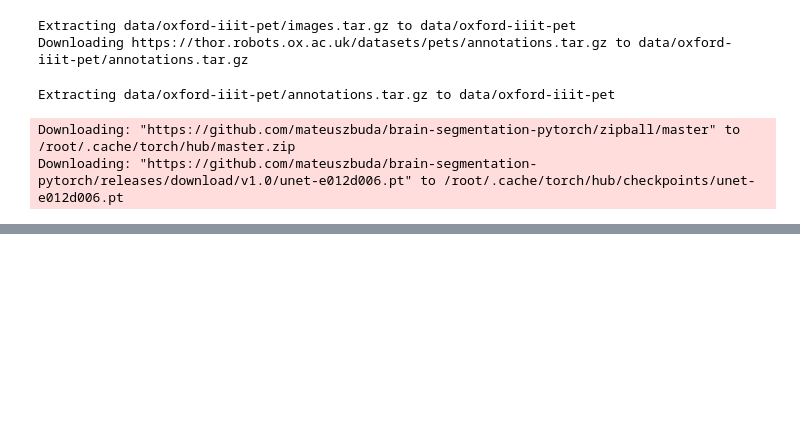
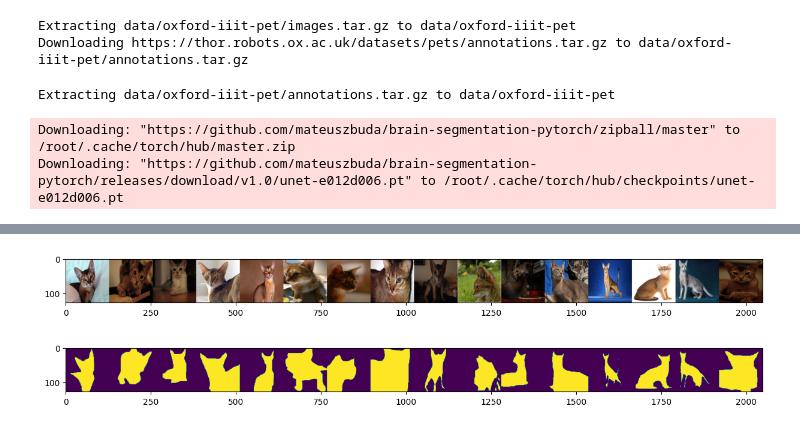
Before and after one commit to plana93/From-PhD-to-ML-Interviews-With-Python, a Jupyter notebook: ML Interview Preparation/Deep Learning/Semantic_Segmentation_with_U_Net_OxfordIIITPet.ipynb, the cells around one changed output, grey strips where cells are left out. Drawn from its saved outputs; the diff is of its cells as text; code cells hidden in the pictures; blank space fills up the shorter version.

```diff
--- a/ML Interview Preparation/Deep Learning/Semantic_Segmentation_with_U_Net_OxfordIIITPet.ipynb
+++ b/ML Interview Preparation/Deep Learning/Semantic_Segmentation_with_U_Net_OxfordIIITPet.ipynb
@@ -29,17 +28,17 @@ from torch.utils.data import DataLoader
 # %%
 device = torch.device("cuda" if torch.cuda.is_available() else "cpu")
 num_epochs = 10
-batch_size = 32
+batch_size = 16
 # %%
 # trasform - download data - dataloader
 
 transform = transforms.Compose([
-    transforms.Resize(size=(32,32)),
+    transforms.Resize(size=(128,128)),
     transforms.ToTensor(),
 ])
 
 transform_target = transforms.Compose([
-    transforms.Resize(size=(32,32)),
+    transforms.Resize(size=(128,128)),
     transforms.ToTensor(),
 ])
 
@@ -153,0 +120,74 @@ Accuracy on the test set: 90.07%
+# %%
+from sklearn.metrics import jaccard_score
+from torchmetrics.classification import BinaryJaccardIndex
+
+import matplotlib.pyplot as plt
+import numpy as np
+# eval
+
+# accuracy / IoU / mAP
+
+model.eval()
+IoU = 0
+IoU_by_me = 0
+n_batch = 0
+metric = BinaryJaccardIndex( )
+with torch.no_grad():
+    correct = 0
+    total = 0
+    for idx, (images, labels) in enumerate(test_loader):
+        images, labels = images.to(device), labels.to(device)
+        outputs = model(images)
+
+        labels = labels*255
+        labels = (labels==1).float()
+
+        outputs = (outputs > 0.5).float()
+        bs, c, h , w = labels.size()
+        n_batch += 1
+        IoU += jaccard_score(labels.view(-1).cpu().numpy().reshape(-1), outputs.view(-1).cpu().numpy().reshape(-1),average='binary')
+
+        total += bs*h*w*c
+        correct += (outputs == labels).sum().item()
+
+        union = ((outputs + labels) >= 1).float().sum()
+        inters = (outputs * labels).float().sum()
+
+        union = torch.logical_or(outputs.reshape(-1), labels.reshape(-1)).float().sum()
+        inters = torch.logical_and(outputs.reshape(-1), labels.reshape(-1)).float().sum()
+
+        IoU_by_me += abs(inters)/abs(union)
+
+        assert (abs(inters)/abs(union)) <= 1
+
+        # to visualize IMG / GT / Prediction
+        if idx > 2 and idx < 10 :
+            img = images.permute(0,2,3,1)
+
+            img = np.concatenate(img.cpu().numpy(), axis=1)
+            fig = plt.figure(figsize=(15, 10))
+            plt.imshow(img)
+            plt.show()
+
+            img = labels.permute(0,2,3,1)
+            img = np.concatenate(img.cpu().numpy(), axis=1)
+            fig = plt.figure(figsize=(15, 10))
+            plt.imshow(img)
+            plt.show()
+
+            img = outputs.permute(0,2,3,1)
+            img = np.concatenate(img.cpu().numpy(), axis=1)
+            fig = plt.figure(figsize=(15, 10))
+            plt.imshow(img)
+            plt.show()
+
+accuracy = correct / total
+print(f'Accuracy on the test set: {100 * accuracy:.2f}%')
+IoU = IoU / n_batch
+print(f'IoU on the test set: {IoU:.2f}%')
+
+IoU_by_me = IoU_by_me / n_batch
+print(f'IoU by me on the test set: {IoU_by_me:.2f}%')
+# %% [output]
+[figure, added]
+[figure, added]
```
Also changed, not shown: parts of 4 cells of this notebook.
